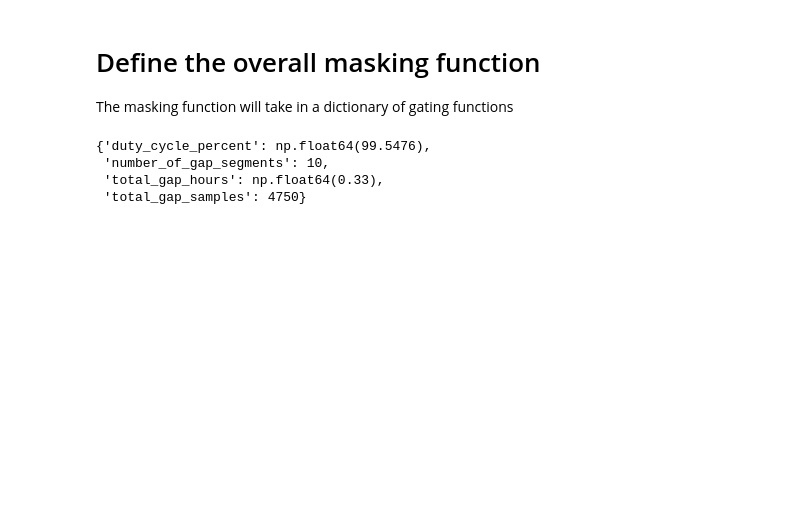
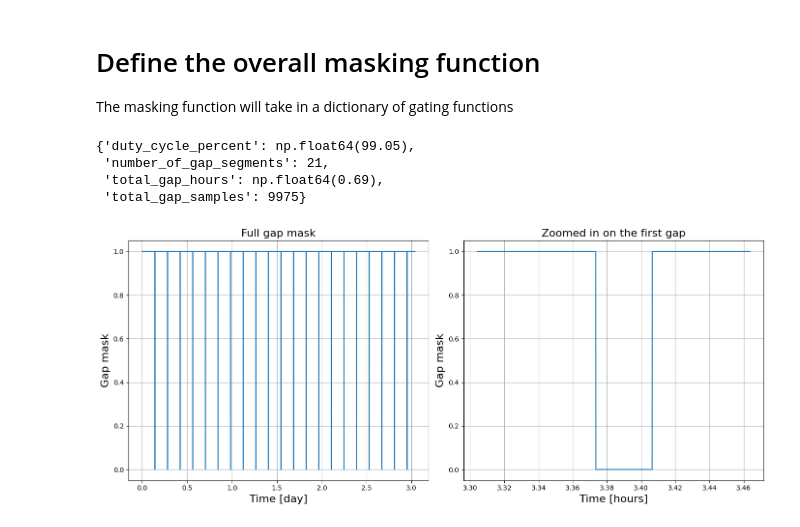
Before and after one commit to OllieBurke/gaps_tdi, a Jupyter notebook: notebooks/static_constellation/investigation_gap_widening_static.ipynb, the cells around one changed output. Cells and saved outputs as stored; diff of their text form; code cells hidden in the pictures; blank space fills up the shorter version.

```diff
--- a/notebooks/static_constellation/investigation_gap_widening_static.ipynb
+++ b/notebooks/static_constellation/investigation_gap_widening_static.ipynb
@@ -912,7 +949,8 @@ sim_t = np.arange(0, simlen_multi_gap * dt, dt)
 
 gap_definitions = {
     "planned": {
-        "Instrumental Maintainance": {"rate_per_year": 5 * 260, "duration_hr": 0.01*3.3}
+        # "Instrumental Maintainance": {"rate_per_year": 5 * 260, "duration_hr": 0.01*3.3}
+        "Instrumental Maintainance": {"rate_per_year": 10 * 260, "duration_hr": 0.01*3.3}
     },
     "unplanned": {
         "Instrument breaks": {"rate_per_year": 3, "duration_hr": 60},
@@ -937,10 +975,42 @@ extract_summary = generator_gap_3_day.summary(mask = full_mask_3_day)
 from pprint import pprint
 pprint(extract_summary['mask_analysis'])
 # %% [output]
-{'duty_cycle_percent': np.float64(99.5476),
- 'number_of_gap_segments': 10,
- 'total_gap_hours': np.float64(0.33),
- 'total_gap_samples': 4750}
+{'duty_cycle_percent': np.float64(99.05),
+ 'number_of_gap_segments': 21,
+ 'total_gap_hours': np.float64(0.69),
+ 'total_gap_samples': 9975}
+# %%
+# Construct gap class
+
+# This array is only used for plotting to show the presence of multiple gaps
+# and their duration
+
+# Create a figure with two subplots side by side
+fig, axs = plt.subplots(1, 2, figsize=(14, 6))
+
+# Plot the full gap mask on the left subplot
+full_mask_3_day_w_zeros = np.nan_to_num(full_mask_3_day, nan=0.0)
+axs[0].plot(sim_t / 60 / 60 / 24, full_mask_3_day_w_zeros)
+axs[0].set_title("Full gap mask", fontsize = 16)
+axs[0].set_xlabel("Time [day]", fontsize = 16)
+axs[0].set_ylabel("Gap mask", fontsize = 16)
+axs[0].grid(True)
+
+# Zoom in on the first gap on the right subplot
+first_gap_start = np.where(np.isnan(full_mask_3_day))[0][0]
+zoom_start = max(0, first_gap_start - 1000)  # Adjust to include some context
+zoom_end = min(len(sim_t), first_gap_start + 1300)
+axs[1].plot(sim_t[zoom_start:zoom_end] / 60 / 60 , full_mask_3_day_w_zeros[zoom_start:zoom_end])
+axs[1].set_title("Zoomed in on the first gap", fontsize = 16)
+axs[1].set_xlabel("Time [hours]", fontsize = 16)
+axs[1].set_ylabel("Gap mask", fontsize = 16)
+axs[1].grid(True)
+
+# Adjust layout and display the plots
+plt.tight_layout()
+plt.show()
+# %% [output]
+[figure, added]
 # %%
 # Let's compute the true number of nans in the eta variables
 N_nans_multiple_gaps = np.sum(np.isnan(full_mask_3_day))
```
Also changed, not shown: parts of 27 cells of this notebook.
